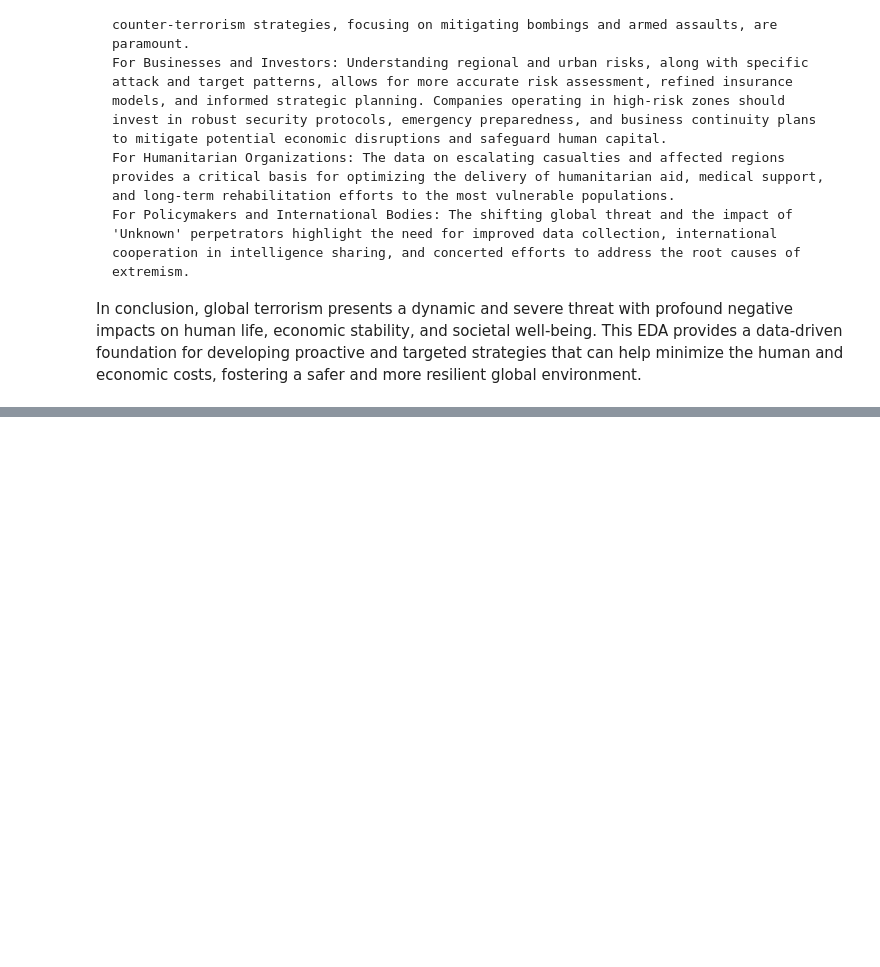
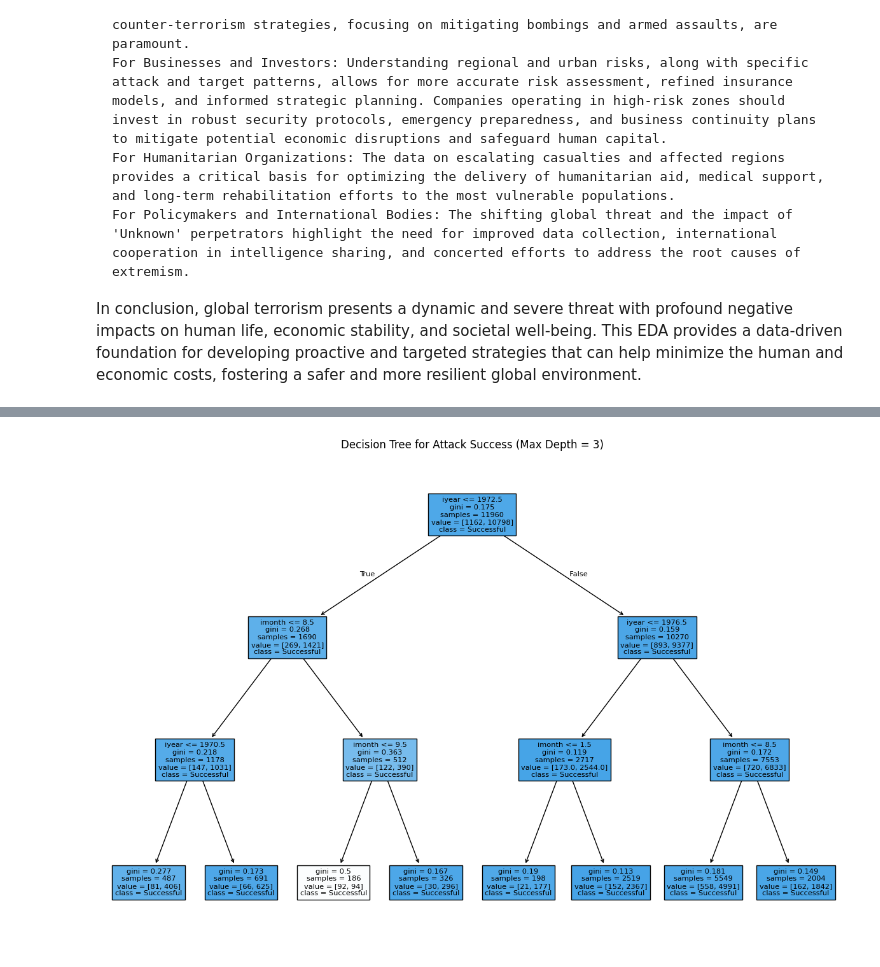
Before and after one commit to avinavsingh479/Data_science__Assignment-3, a Jupyter notebook: terror_EDA.ipynb, the cells around one changed output, grey strips where cells are left out. Cells and saved outputs as stored; diff of their text form; code cells hidden in the pictures; blank space fills up the shorter version.

```diff
--- a/terror_EDA.ipynb
+++ b/terror_EDA.ipynb
@@ -1777,0 +1810,23 @@ Doon University
+# %%
+from sklearn.tree import DecisionTreeClassifier, plot_tree
+import matplotlib.pyplot as plt
+import pandas as pd
+
+# Load the dataset and fill NaN values for simplicity in this example
+df_ml = pd.read_csv("Global Terrorism Data.csv", encoding='latin-1', low_memory=False).fillna(0)
+
+# Using 'iyear' and 'imonth' as features (X) and 'success' as the target (y)
+X = df_ml[['iyear', 'imonth']]
+y = df_ml['success']
+
+# Initialize and train a Decision Tree Classifier
+dt_model = DecisionTreeClassifier(max_depth=3, random_state=42) # Limiting depth for better visualization
+dt_model.fit(X, y)
+
+# Visualize the Decision Tree
+plt.figure(figsize=(15, 10))
+plot_tree(dt_model, filled=True, feature_names=X.columns, class_names=['Unsuccessful', 'Successful'])
+plt.title("Decision Tree for Attack Success (Max Depth = 3)")
+plt.show()
+# %% [output]
+[figure, added]
```
Also changed, not shown: parts of 47 cells of this notebook.
